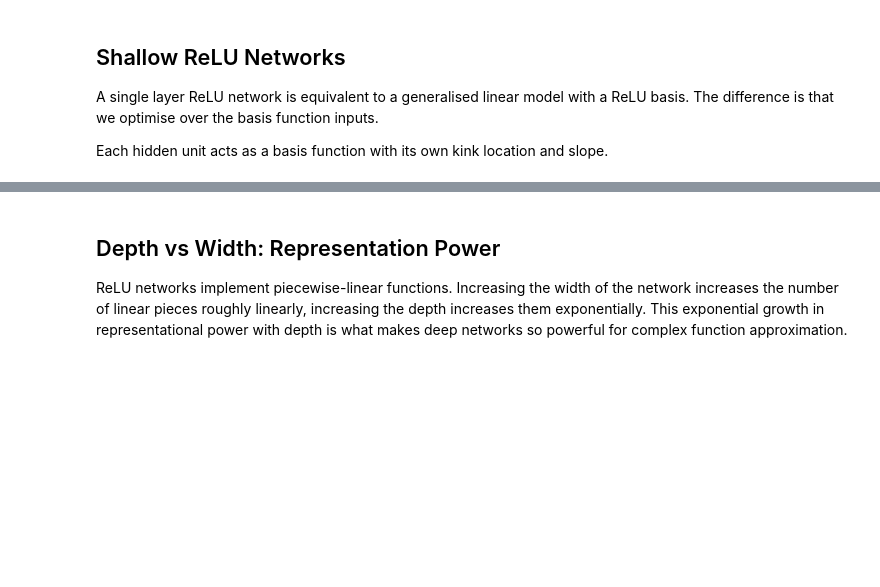
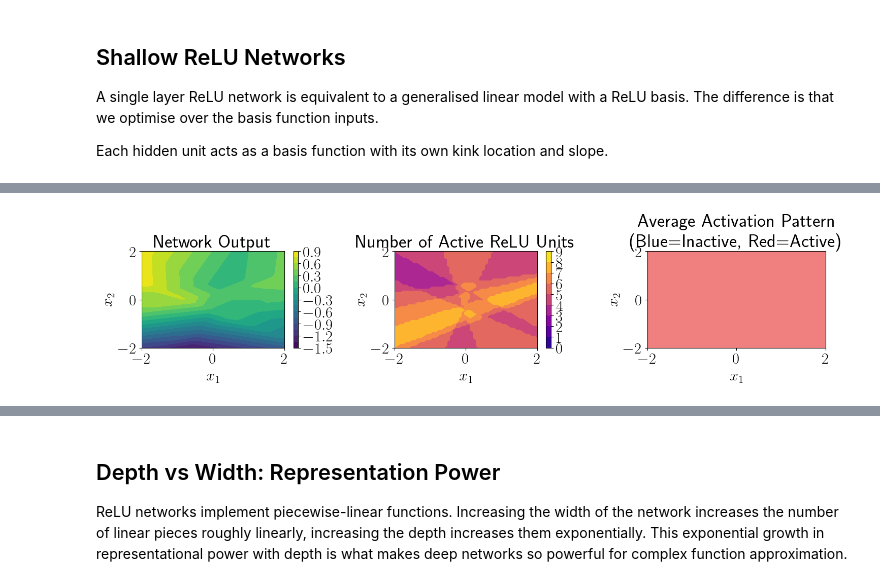
Before and after one commit to mlatcl/mlfc, a Jupyter notebook: _notebooks/04-03-deep-architectures-and-automatic-differentiation.ipynb, the cells around one changed output, grey strips where cells are left out. Cells and saved outputs as stored; diff of their text form; code cells hidden in the pictures; blank space fills up the shorter version.

```diff
--- a/_notebooks/04-03-deep-architectures-and-automatic-differentiation.ipynb
+++ b/_notebooks/04-03-deep-architectures-and-automatic-differentiation.ipynb
@@ -502,0 +885,4 @@ fig3 = visualize_decision_boundaries(nn, X1, X2, layer_idx=0)
+# %%
+plot.visualise_activation_summary(nn, X1, X2, layer_idx=0, directory="./deepnn")
+# %% [output]
+[figure, added]
```
Also changed, not shown: parts of 119 cells of this notebook, 14 other files.
